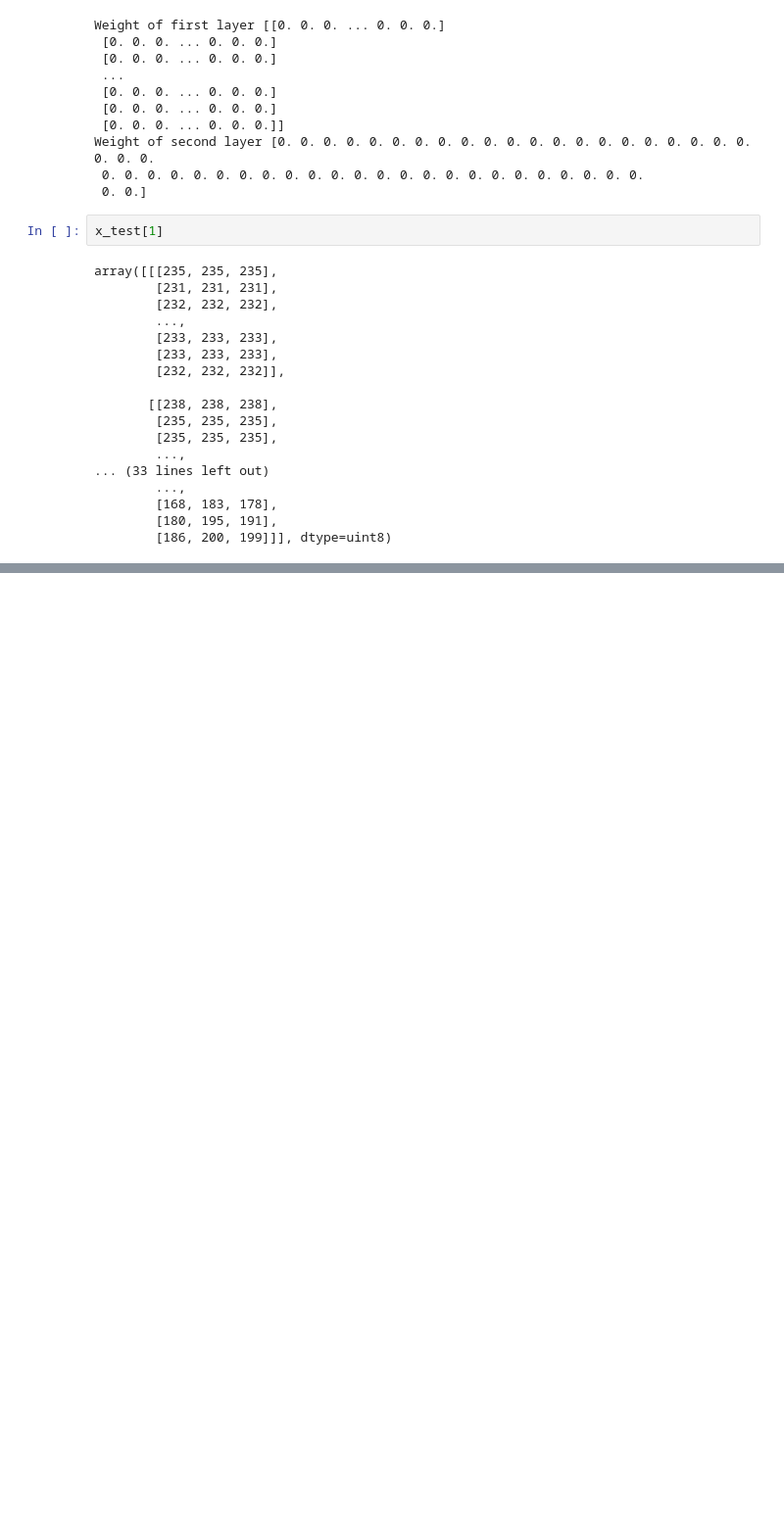
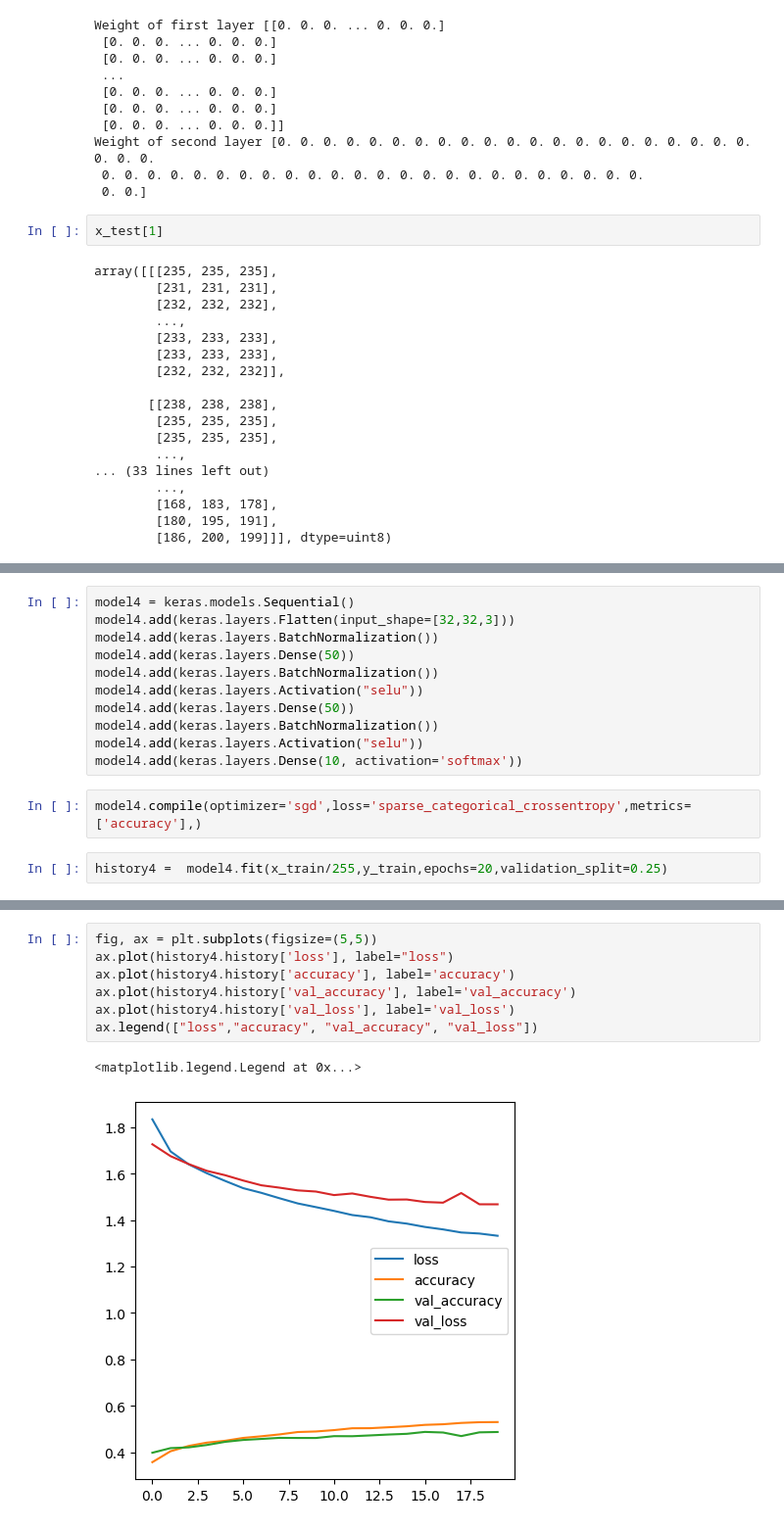
Before and after one commit to ZeinabMar/Deep_learning, a Jupyter notebook: initialization.ipynb, the cells around one changed output, grey strips where cells are left out. Shown at 98% size. Drawn from its saved outputs; the diff is of its cells as text; blank space fills up the shorter version.

```diff
--- a/initialization.ipynb
+++ b/initialization.ipynb
@@ -140,0 +235,15 @@ Invalid input shape for input Tensor("data:0", shape=(32, 32, 3), dtype=float32)
+# %%
+model4 = keras.models.Sequential()
+model4.add(keras.layers.Flatten(input_shape=[32,32,3]))
+model4.add(keras.layers.BatchNormalization())
+model4.add(keras.layers.Dense(50))
+model4.add(keras.layers.BatchNormalization())
+model4.add(keras.layers.Activation("selu"))
+model4.add(keras.layers.Dense(50))
+model4.add(keras.layers.BatchNormalization())
+model4.add(keras.layers.Activation("selu"))
+model4.add(keras.layers.Dense(10, activation='softmax'))
+# %%
+model4.compile(optimizer='sgd',loss='sparse_categorical_crossentropy',metrics=['accuracy'],)
+# %%
+history4 =  model4.fit(x_train/255,y_train,epochs=20,validation_split=0.25)
@@ -140,0 +275,10 @@ Invalid input shape for input Tensor("data:0", shape=(32, 32, 3), dtype=float32)
+# %%
+fig, ax = plt.subplots(figsize=(5,5))
+ax.plot(history4.history['loss'], label="loss")
+ax.plot(history4.history['accuracy'], label='accuracy')
+ax.plot(history4.history['val_accuracy'], label='val_accuracy')
+ax.plot(history4.history['val_loss'], label='val_loss')
+ax.legend(["loss","accuracy", "val_accuracy", "val_loss"])
+# %% [output]
+<matplotlib.legend.Legend at 0x...>
+[figure, added]
```
Also changed, not shown: parts of 24 cells of this notebook.
